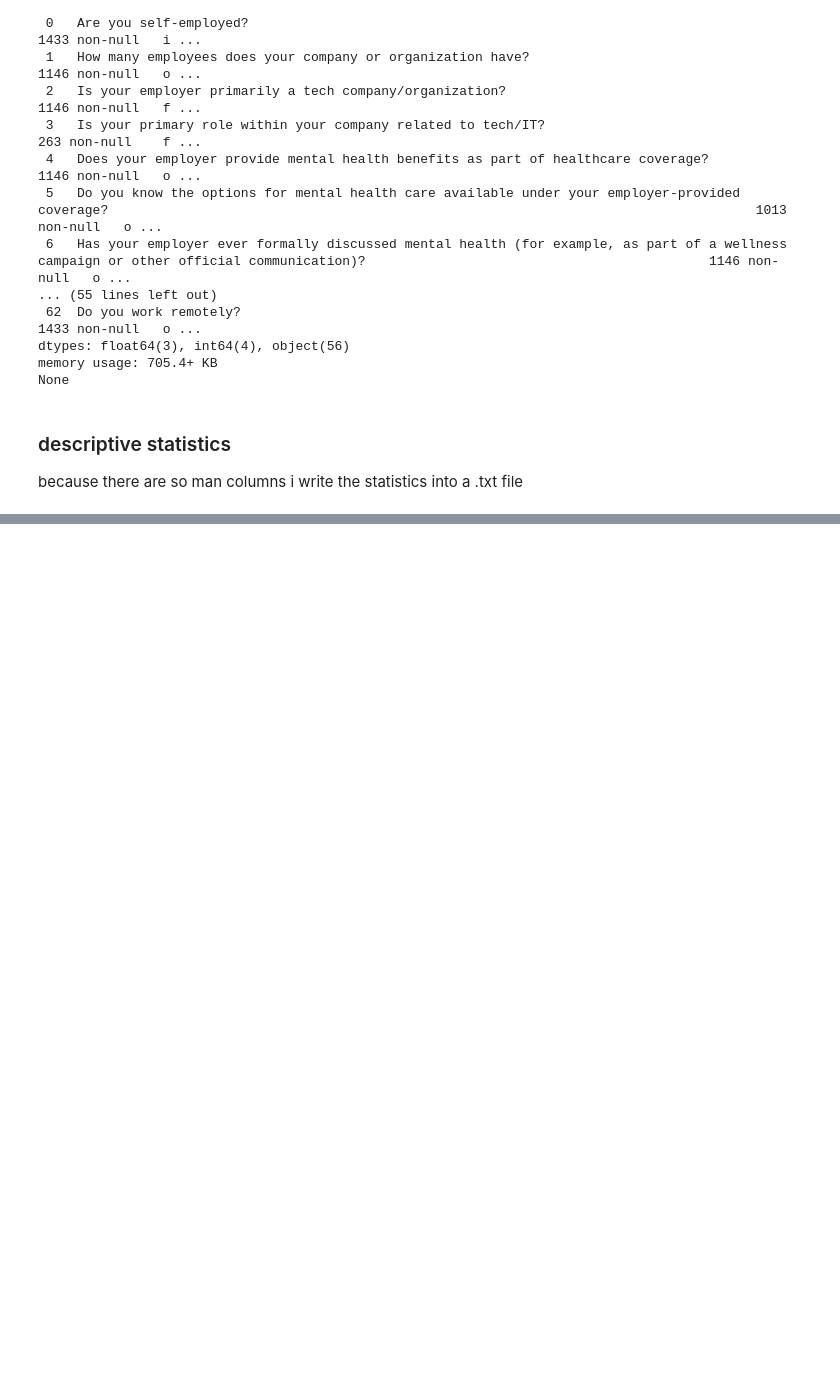
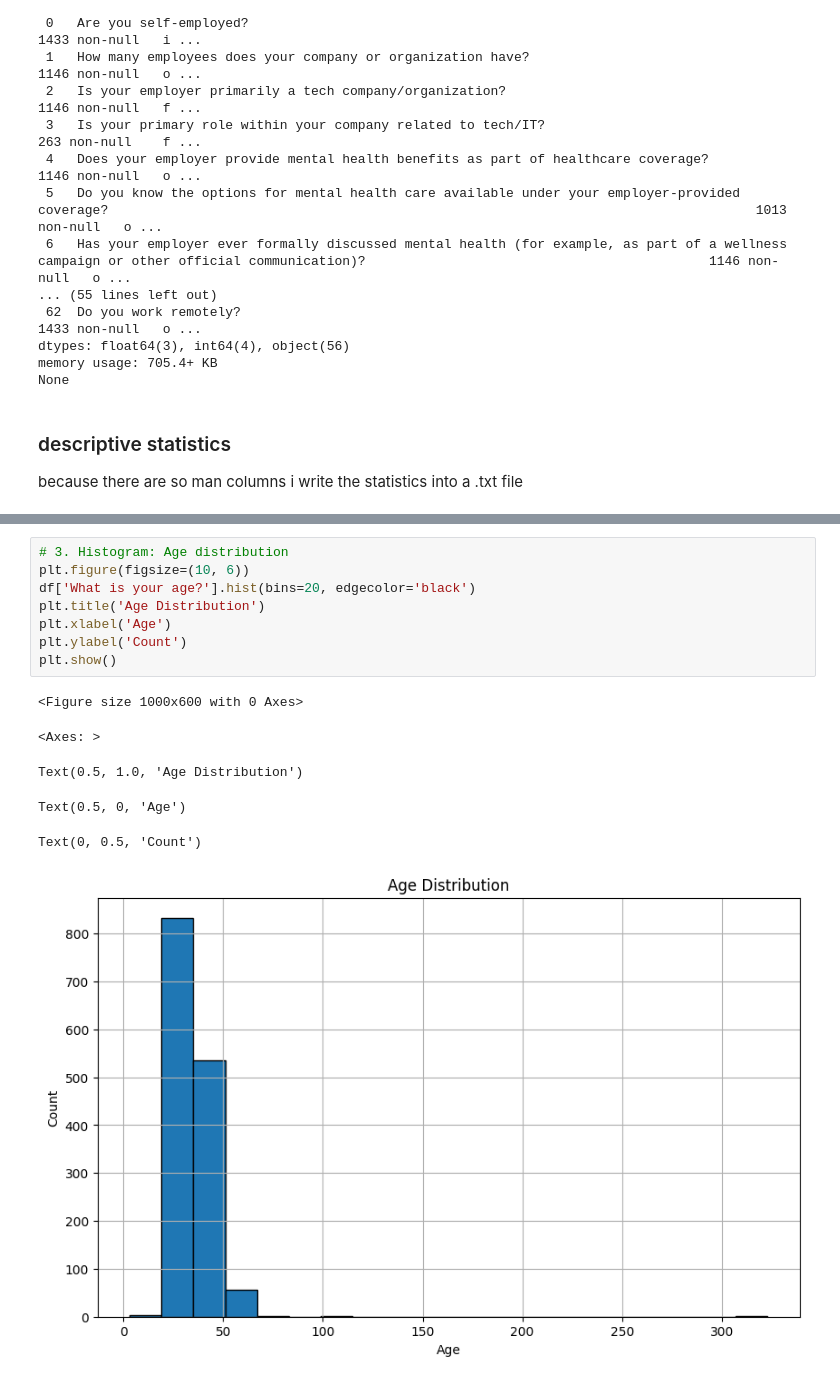
Before and after one commit to KonradKlein91/ml_unservised_learning, a Jupyter notebook: main.ipynb, the cells around one changed output, grey strips where cells are left out. Saved outputs shown, nothing was run; the diff lists cells and outputs as text; blank space fills up the shorter version.

```diff
--- a/main.ipynb
+++ b/main.ipynb
@@ -88,0 +133,15 @@ print("Statistics have been saved to 'dataset_statistics.txt'")
+# %%
+# 3. Histogram: Age distribution
+plt.figure(figsize=(10, 6))
+df['What is your age?'].hist(bins=20, edgecolor='black')
+plt.title('Age Distribution')
+plt.xlabel('Age')
+plt.ylabel('Count')
+plt.show()
+# %% [output]
+<Figure size 1000x600 with 0 Axes>
+<Axes: >
+Text(0.5, 1.0, 'Age Distribution')
+Text(0.5, 0, 'Age')
+Text(0, 0.5, 'Count')
+[figure, added]
```
Also changed, not shown: parts of 6 cells of this notebook.
